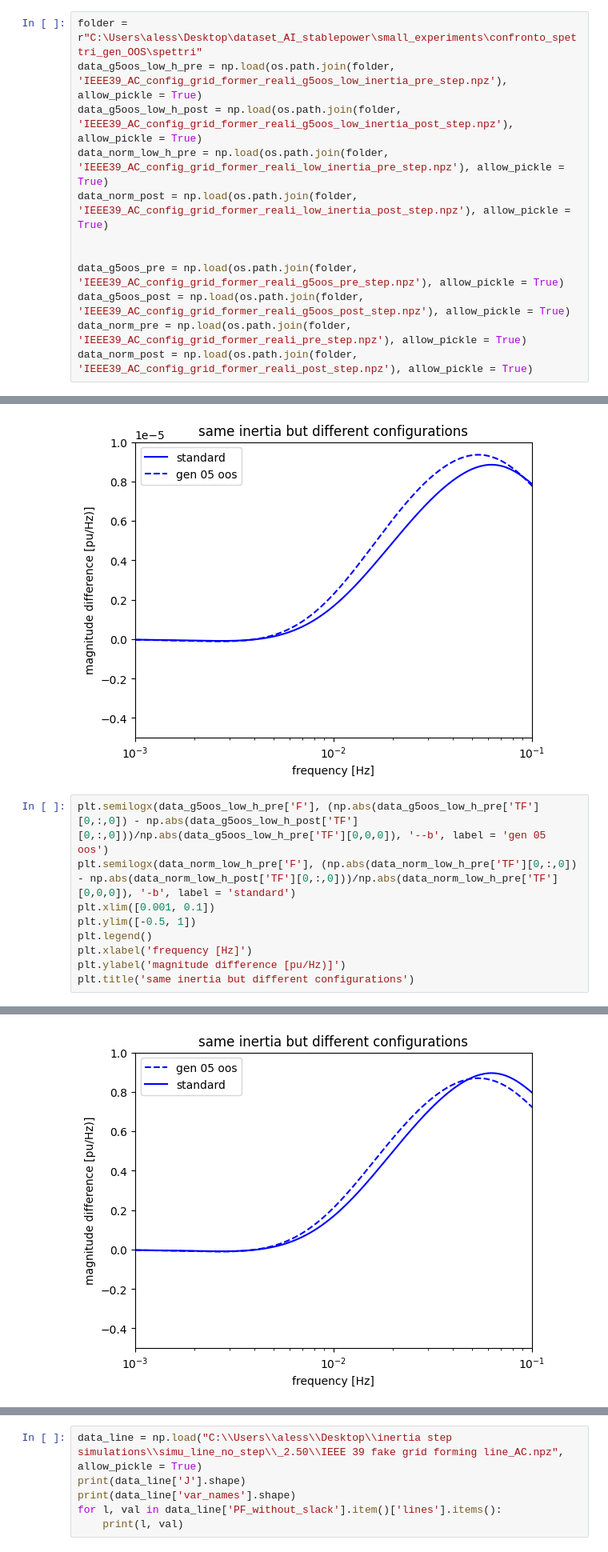
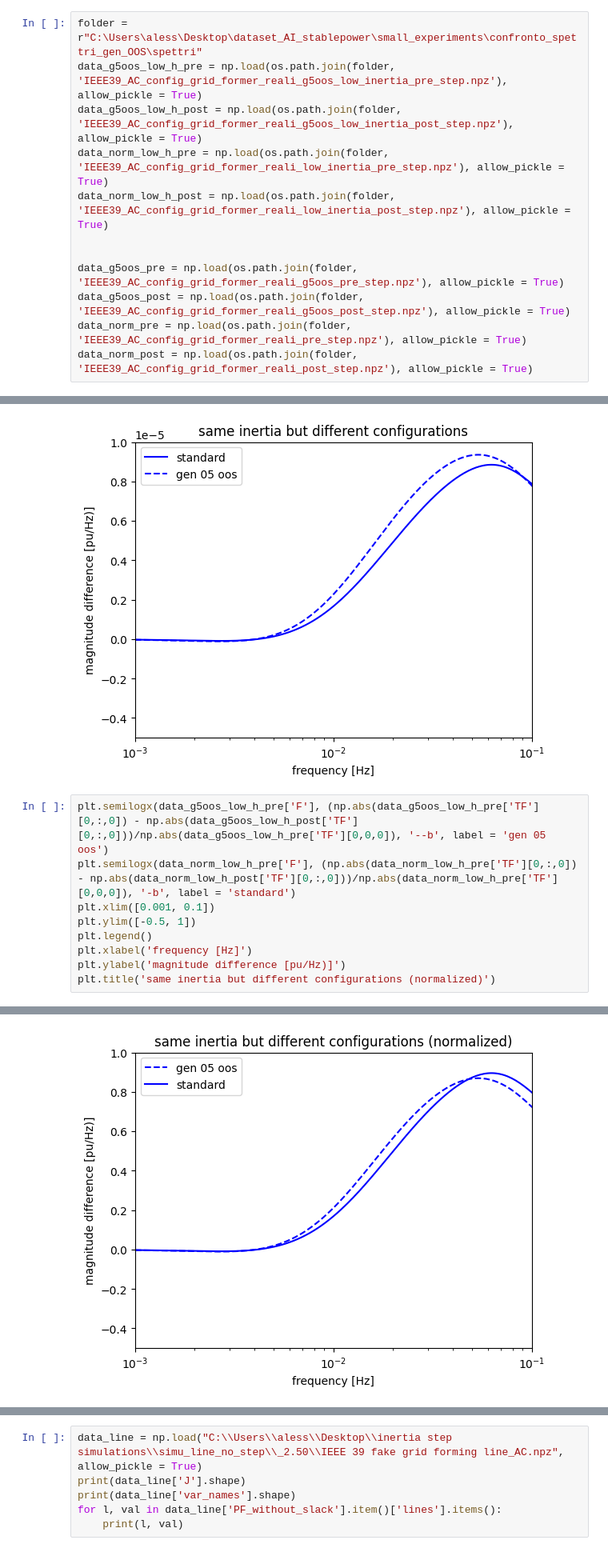
Before and after one commit to Ale20BruMalaussen/ai-pf, a Jupyter notebook: file analyzer.ipynb, the cells around one changed output, grey strips where cells are left out. Shown at 80% size. Saved outputs shown, nothing was run; the diff lists cells and outputs as text.

```diff
--- a/file analyzer.ipynb
+++ b/file analyzer.ipynb
@@ -9,7 +9,7 @@ folder = r"C:\Users\aless\Desktop\dataset_AI_stablepower\small_experiments\confr
 data_g5oos_low_h_pre = np.load(os.path.join(folder, 'IEEE39_AC_config_grid_former_reali_g5oos_low_inertia_pre_step.npz'), allow_pickle = True)
 data_g5oos_low_h_post = np.load(os.path.join(folder, 'IEEE39_AC_config_grid_former_reali_g5oos_low_inertia_post_step.npz'), allow_pickle = True)
 data_norm_low_h_pre = np.load(os.path.join(folder, 'IEEE39_AC_config_grid_former_reali_low_inertia_pre_step.npz'), allow_pickle = True)
-data_norm_post = np.load(os.path.join(folder, 'IEEE39_AC_config_grid_former_reali_low_inertia_post_step.npz'), allow_pickle = True)
+data_norm_low_h_post = np.load(os.path.join(folder, 'IEEE39_AC_config_grid_former_reali_low_inertia_post_step.npz'), allow_pickle = True)
 
 
 data_g5oos_pre = np.load(os.path.join(folder, 'IEEE39_AC_config_grid_former_reali_g5oos_pre_step.npz'), allow_pickle = True)
@@ -94,5 +99,5 @@ plt.ylim([-0.5, 1])
 plt.legend()
 plt.xlabel('frequency [Hz]')
 plt.ylabel('magnitude difference [pu/Hz)]')
-plt.title('same inertia but different configurations')
+plt.title('same inertia but different configurations (normalized)')
 # %% [output]
@@ -100,4 +105,4 @@ Text(0.5, 1.0, 'same inertia but different configurations')
-[figure, old version]
+[figure, new version]
 # %%
 plt.semilogx(data_g5oos_low_h_pre['F'], (np.abs(data_g5oos_low_h_pre['TF'][0,:,0]) - np.abs(data_g5oos_low_h_post['TF'][0,:,0])), '--b', label = 'gen 05 oos low H')
 plt.semilogx(data_norm_low_h_pre['F'], (np.abs(data_norm_low_h_pre['TF'][0,:,0]) - np.abs(data_norm_low_h_post['TF'][0,:,0])), '-b', label = 'standard low H')
```
Also changed, not shown: parts of 7 cells of this notebook.
